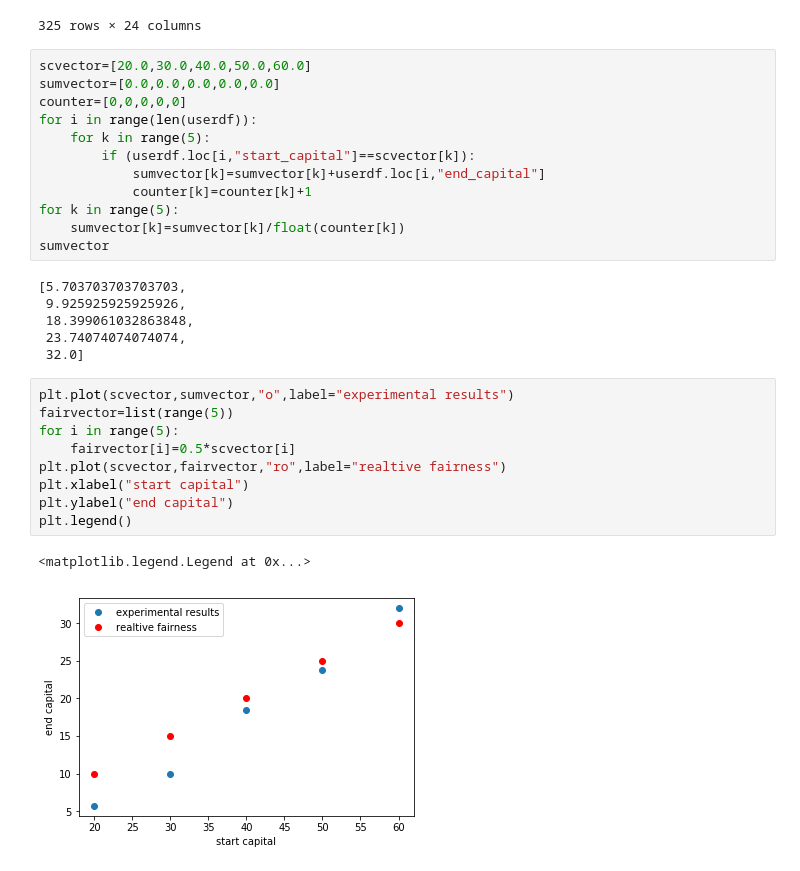
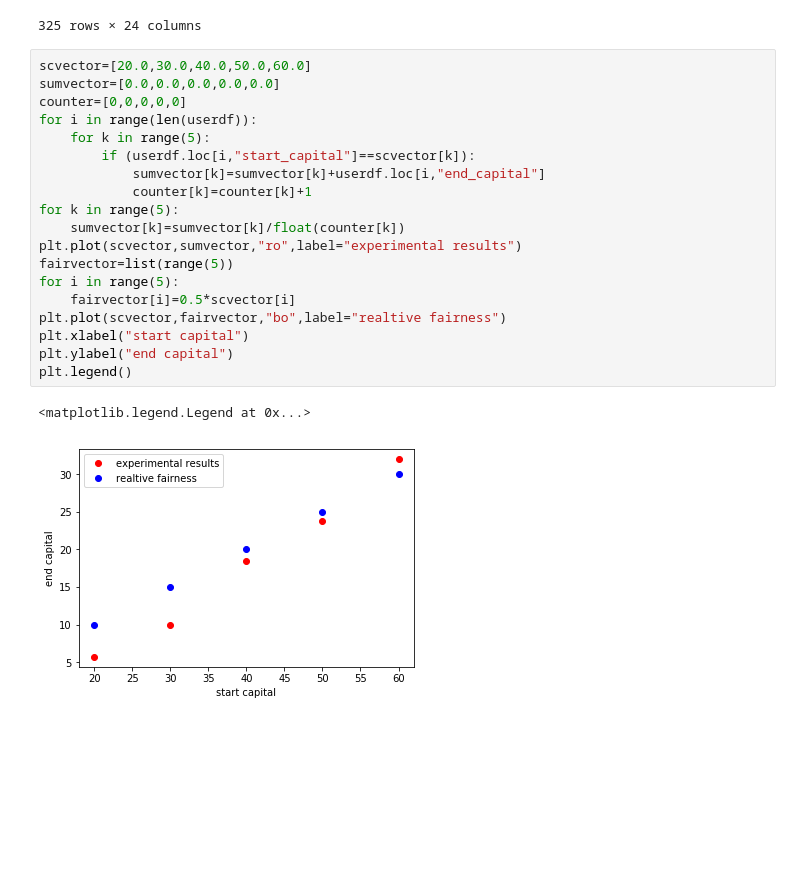
Before and after one commit to canigocallau/TFM, a Jupyter notebook: Climate game.ipynb, the cells around one changed output. Saved outputs shown, nothing was run; the diff lists cells and outputs as text; blank space fills up the shorter version.

```diff
--- a/Climate game.ipynb
+++ b/Climate game.ipynb
@@ -30,30 +30,22 @@ userdf
 # %%
 scvector=[20.0,30.0,40.0,50.0,60.0]
 sumvector=[0.0,0.0,0.0,0.0,0.0]
 counter=[0,0,0,0,0]
 for i in range(len(userdf)):
     for k in range(5):
         if (userdf.loc[i,"start_capital"]==scvector[k]):
             sumvector[k]=sumvector[k]+userdf.loc[i,"end_capital"]
             counter[k]=counter[k]+1
 for k in range(5):
     sumvector[k]=sumvector[k]/float(counter[k])
-sumvector
+plt.plot(scvector,sumvector,"ro",label="experimental results")
+fairvector=list(range(5))
+for i in range(5):
+    fairvector[i]=0.5*scvector[i]
+plt.plot(scvector,fairvector,"bo",label="realtive fairness")
+plt.xlabel("start capital")
+plt.ylabel("end capital")
+plt.legend()
 # %% [output]
-[5.703703703703703,
- 9.925925925925926,
- 18.399061032863848,
- 23.74074074074074,
- 32.0]
+<matplotlib.legend.Legend at 0x...>
+[figure, added]
-# %%
-plt.plot(scvector,sumvector,"o",label="experimental results")
-fairvector=list(range(5))
-for i in range(5):
-    fairvector[i]=0.5*scvector[i]
-plt.plot(scvector,fairvector,"ro",label="realtive fairness")
-plt.xlabel("start capital")
-plt.ylabel("end capital")
-plt.legend()
-# %% [output]
-<matplotlib.legend.Legend at 0x...>
-[figure, removed]
```
Also changed, not shown: parts of 3 cells of this notebook.
